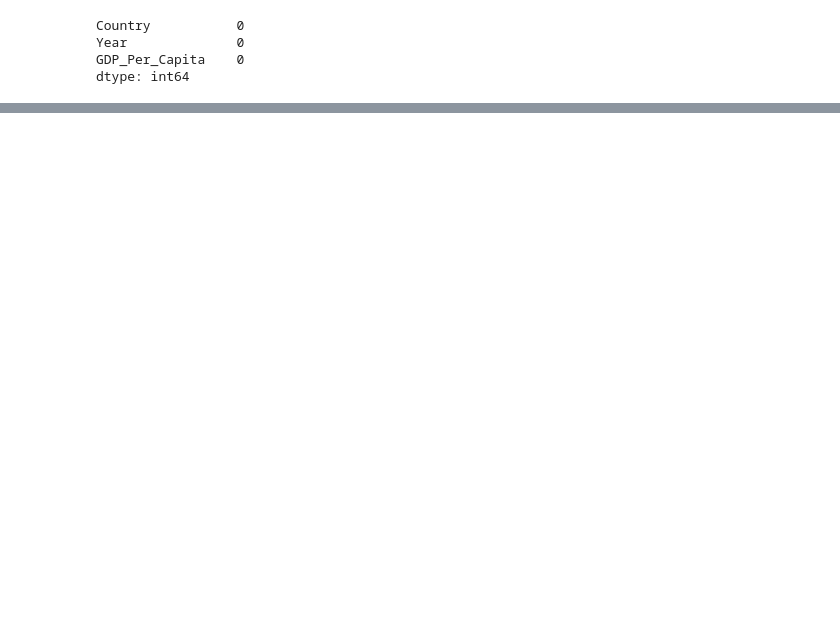
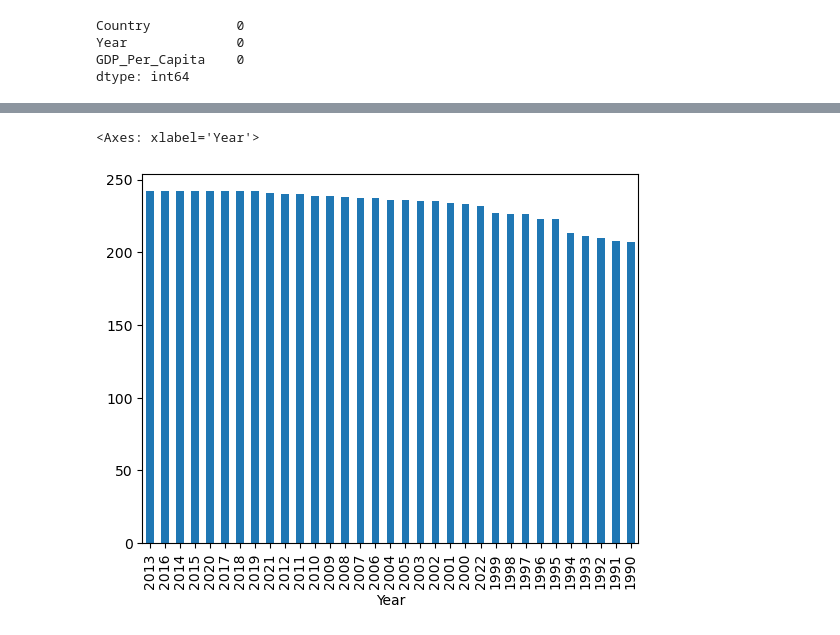
Before and after one commit to NSS-Data-Analytics-Cohort-12/un-python-ryanhartman247, a Jupyter notebook: notebooks/un_data_notebook.ipynb, the cells around one changed output, grey strips where cells are left out. Drawn from its saved outputs; the diff is of its cells as text; code cells hidden in the pictures; blank space fills up the shorter version.

```diff
--- a/notebooks/un_data_notebook.ipynb
+++ b/notebooks/un_data_notebook.ipynb
@@ -85,0 +156,8 @@ dtype: int64
+# %%
+gdp_df['Year'].value_counts().plot(
+                 kind = 'bar',
+                 x = 'Year',
+                 y = 'number')
+# %% [output]
+<Axes: xlabel='Year'>
+[figure, added]
```
Also changed, not shown: parts of 24 cells of this notebook.
